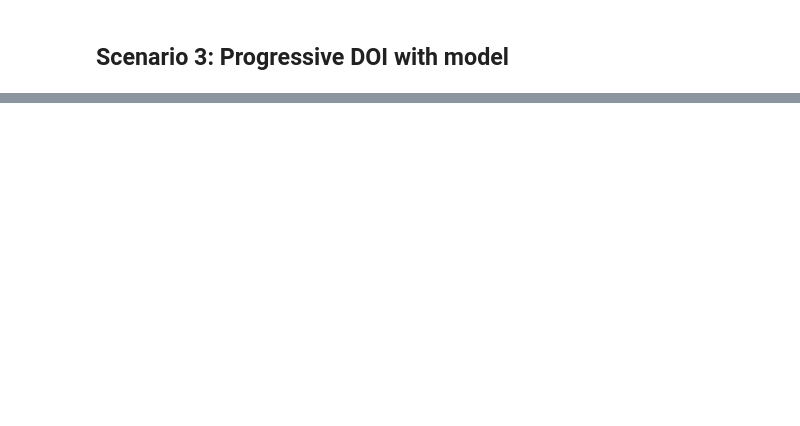
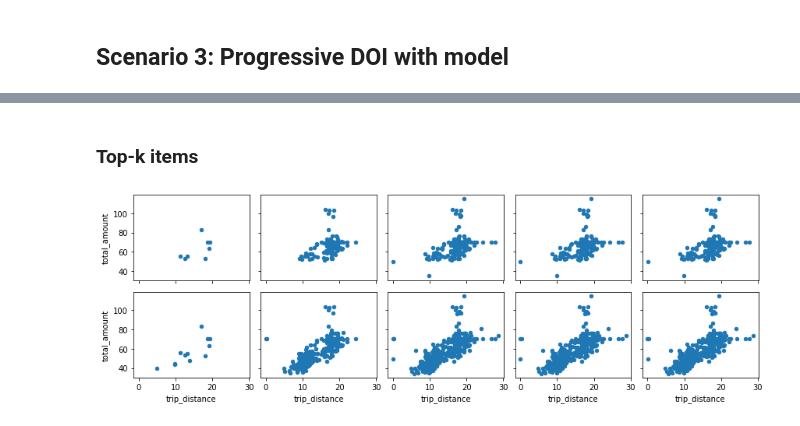
Before and after one commit to vis-au/prointerest, a Jupyter notebook: server/benchmarks/benchmarks.ipynb, the cells around one changed output, grey strips where cells are left out. Saved outputs shown, nothing was run; the diff lists cells and outputs as text; code cells hidden in the pictures; blank space fills up the shorter version.

```diff
--- a/server/benchmarks/benchmarks.ipynb
+++ b/server/benchmarks/benchmarks.ipynb
@@ -280,3 +345,28 @@ median time per chunk: 1.588407278060913s
+# %% [markdown]
+### Top-k items
+# %%
+import matplotlib.pyplot as plt
+import numpy as np
+
+N_STEPS = 5
+K = 250
+
+fig, axes = plt.subplots(2, 5, figsize=(12, 4), sharex=True, sharey=True)
+
+for i in range(N_STEPS):
+  step = int((i/N_STEPS)*N_CHUNKS)
+  # slice_df = join_df.iloc[step*CHUNK_SIZE:(step+1)*CHUNK_SIZE]
+  slice_df = join_df.iloc[0:(step+1)*CHUNK_SIZE]
+
+  topk_model_df = slice_df[slice_df["doi_model"] > 0.5]
+  topk_model_df.plot.scatter(x="trip_distance", y="total_amount", ax=axes[0][i])
+
+  topk_chunk_df = slice_df[slice_df["doi_chunk"] > 0.5]
+  topk_chunk_df.plot.scatter(x="trip_distance", y="total_amount", ax=axes[1][i])
+
+fig.tight_layout()
+# %% [output]
+[figure, added]
 # %%
 import matplotlib.pyplot as plt
 s = with_without_model[1].storages[0]
```
Also changed, not shown: parts of 13 cells of this notebook.
